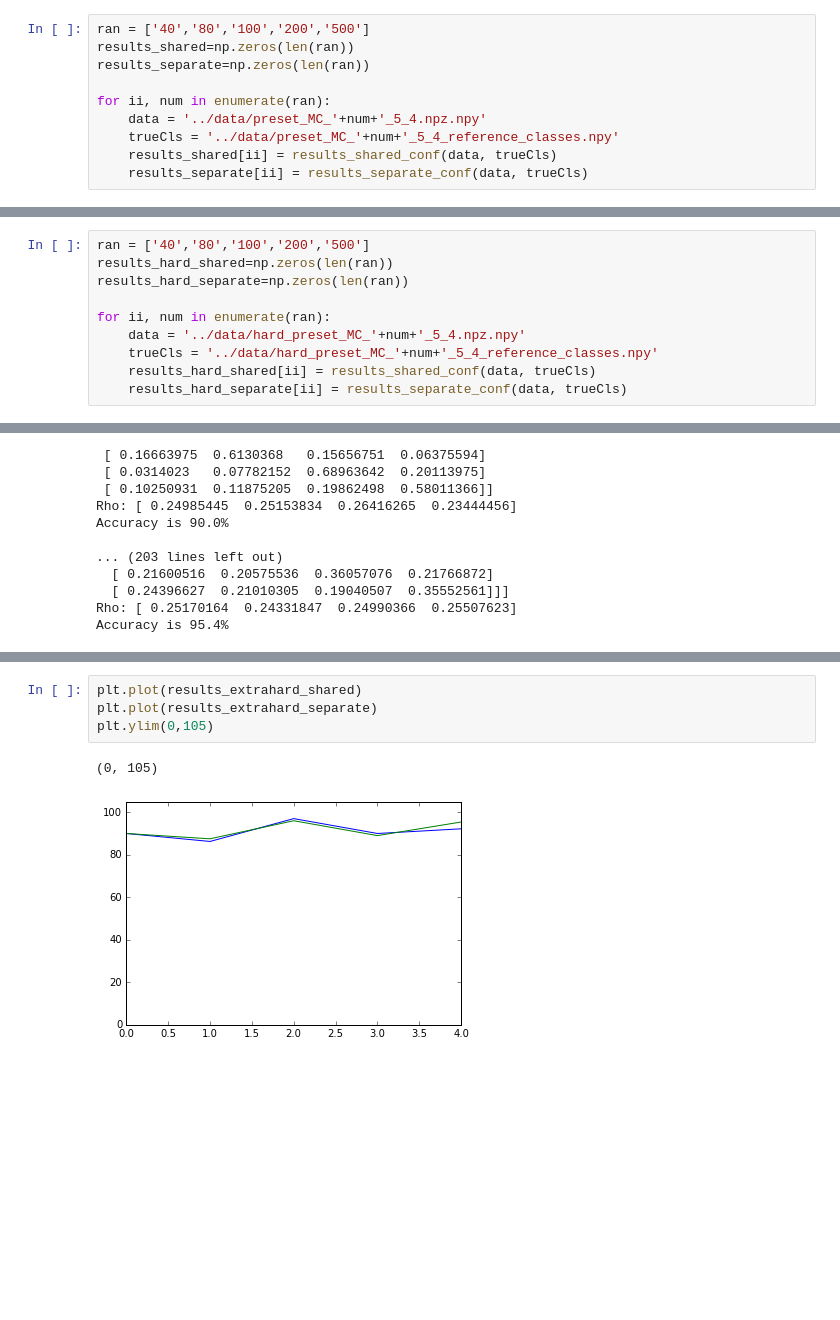
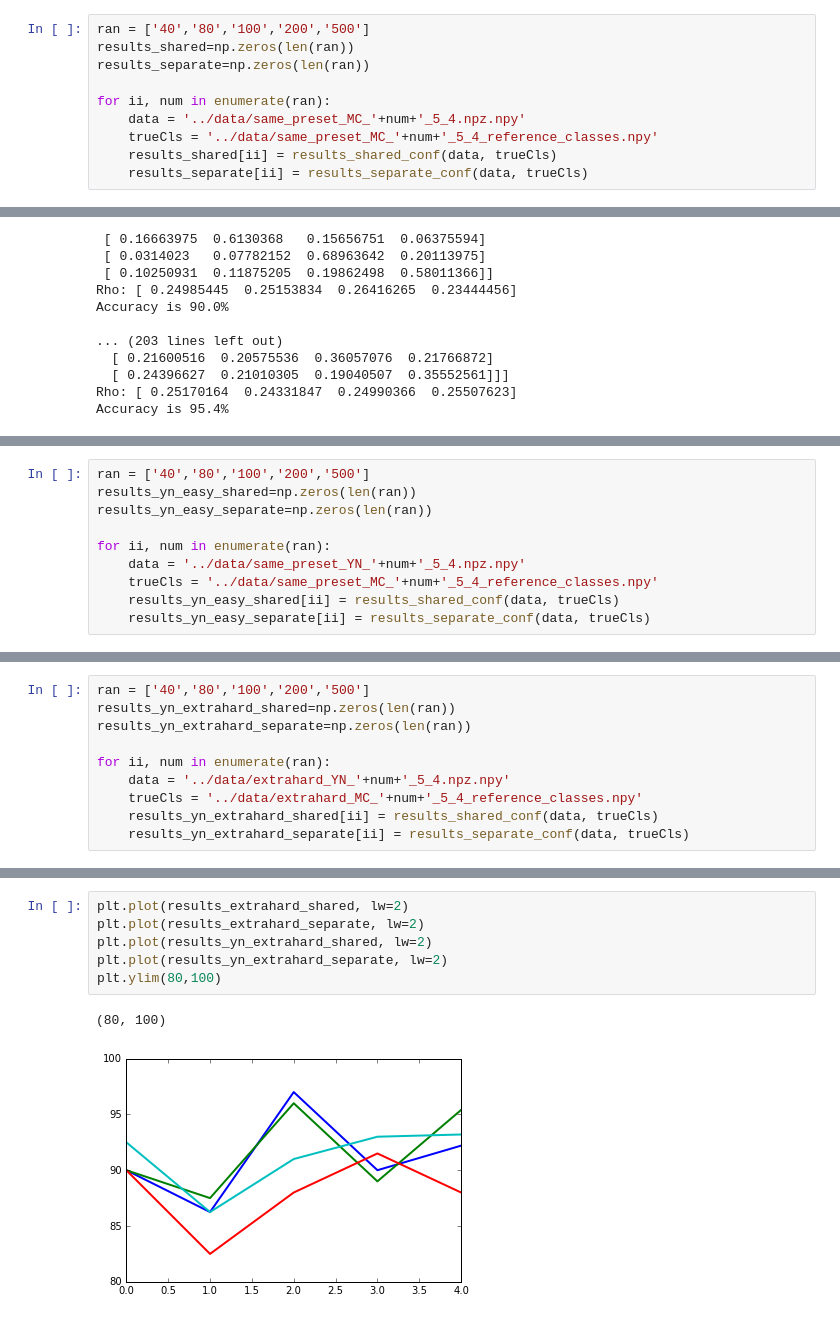
Before and after one commit to abhishekmalali/questioning-strategy-classification, a Jupyter notebook: notebooks/Dawid_Skene.ipynb, the cells around one changed output, grey strips where cells are left out. Cells and saved outputs as stored; diff of their text form; blank space fills up the shorter version.

Commit message:
powerpoint, pdf and updated ipynb with plots

```diff
--- a/notebooks/Dawid_Skene.ipynb
+++ b/notebooks/Dawid_Skene.ipynb
@@ -192,8 +228,8 @@ results_shared=np.zeros(len(ran))
 results_separate=np.zeros(len(ran))
 
 for ii, num in enumerate(ran):
-    data = '../data/preset_MC_'+num+'_5_4.npz.npy'
-    trueCls = '../data/preset_MC_'+num+'_5_4_reference_classes.npy'
+    data = '../data/same_preset_MC_'+num+'_5_4.npz.npy'
+    trueCls = '../data/same_preset_MC_'+num+'_5_4_reference_classes.npy'
     results_shared[ii] = results_shared_conf(data, trueCls)
     results_separate[ii] = results_separate_conf(data, trueCls)
 # %% [output]
@@ -217,10 +252,0 @@ Accuracy is 99.6%
-# %%
-ran = ['40','80','100','200','500']
-results_hard_shared=np.zeros(len(ran))
-results_hard_separate=np.zeros(len(ran))
-
-for ii, num in enumerate(ran):
-    data = '../data/hard_preset_MC_'+num+'_5_4.npz.npy'
-    trueCls = '../data/hard_preset_MC_'+num+'_5_4_reference_classes.npy'
-    results_hard_shared[ii] = results_shared_conf(data, trueCls)
-    results_hard_separate[ii] = results_separate_conf(data, trueCls)
@@ -272,0 +285,10 @@ Accuracy is 95.4%
+# %%
+ran = ['40','80','100','200','500']
+results_yn_easy_shared=np.zeros(len(ran))
+results_yn_easy_separate=np.zeros(len(ran))
+
+for ii, num in enumerate(ran):
+    data = '../data/same_preset_YN_'+num+'_5_4.npz.npy'
+    trueCls = '../data/same_preset_MC_'+num+'_5_4_reference_classes.npy'
+    results_yn_easy_shared[ii] = results_shared_conf(data, trueCls)
+    results_yn_easy_separate[ii] = results_separate_conf(data, trueCls)
@@ -272,0 +315,10 @@ Accuracy is 95.4%
+# %%
+ran = ['40','80','100','200','500']
+results_yn_extrahard_shared=np.zeros(len(ran))
+results_yn_extrahard_separate=np.zeros(len(ran))
+
+for ii, num in enumerate(ran):
+    data = '../data/extrahard_YN_'+num+'_5_4.npz.npy'
+    trueCls = '../data/extrahard_MC_'+num+'_5_4_reference_classes.npy'
+    results_yn_extrahard_shared[ii] = results_shared_conf(data, trueCls)
+    results_yn_extrahard_separate[ii] = results_separate_conf(data, trueCls)
@@ -273,7 +343,9 @@ Accuracy is 95.4%
 # %%
-plt.plot(results_extrahard_shared)
-plt.plot(results_extrahard_separate)
-plt.ylim(0,105)
+plt.plot(results_extrahard_shared, lw=2)
+plt.plot(results_extrahard_separate, lw=2)
+plt.plot(results_yn_extrahard_shared, lw=2)
+plt.plot(results_yn_extrahard_separate, lw=2)
+plt.ylim(80,100)
 # %% [output]
-(0, 105)
+(80, 100)
-[figure, old version]
+[figure, new version]
```
Also changed, not shown: parts of 17 cells of this notebook, 2 other files.
